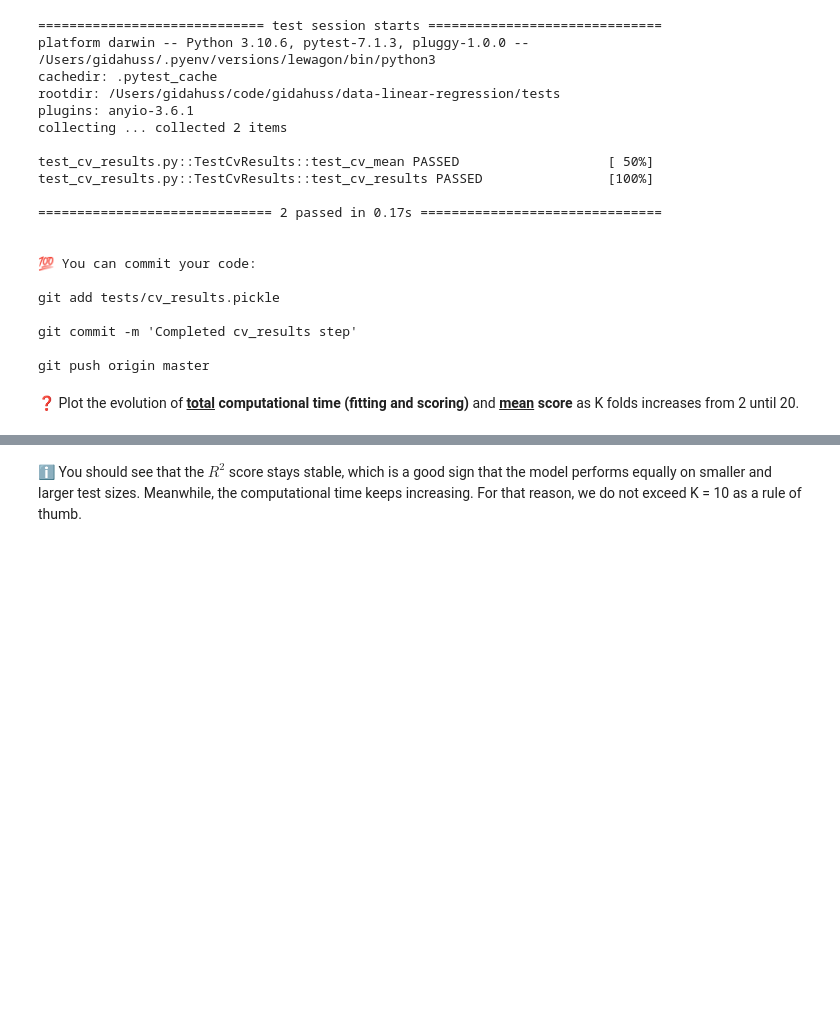
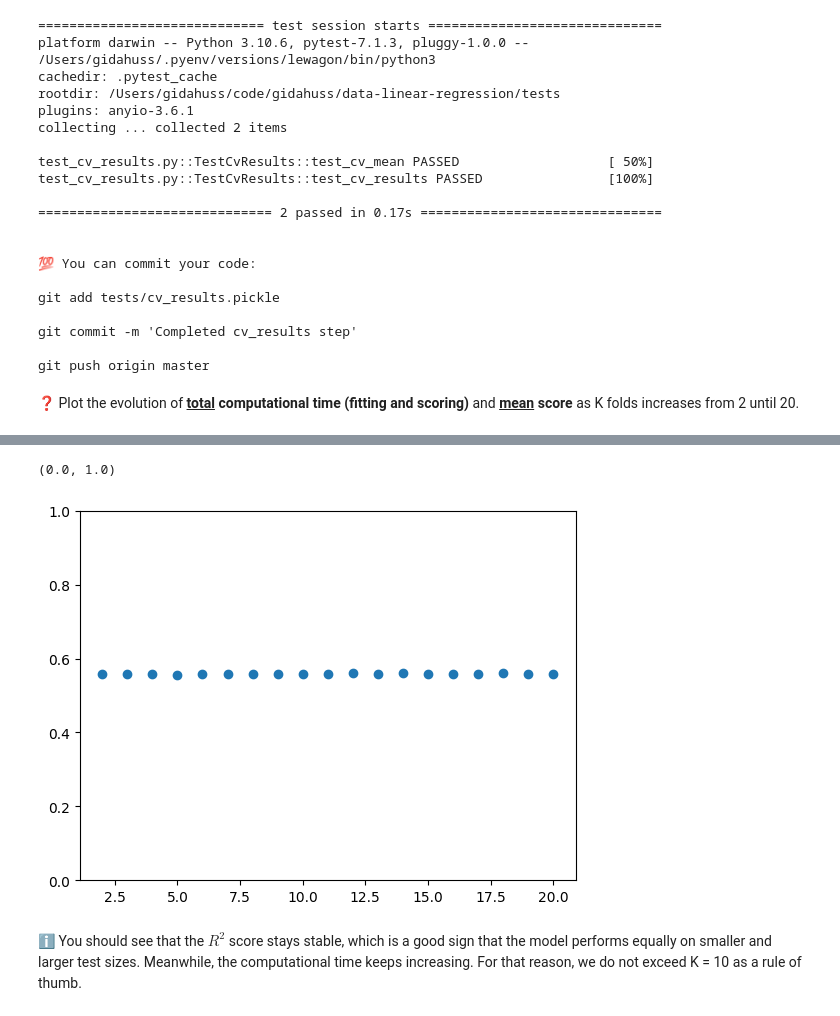
Before and after one commit to gidahuss/data-linear-regression, a Jupyter notebook: Linear_Regression.ipynb, the cells around one changed output, grey strips where cells are left out. Cells and saved outputs as stored; diff of their text form; code cells hidden in the pictures; blank space fills up the shorter version.

```diff
--- a/Linear_Regression.ipynb
+++ b/Linear_Regression.ipynb
@@ -134,3 +170,9 @@ git push origin master
+# %%
+plt.scatter(kfolds,mean_scores)
+plt.ylim(0,1)
+# %% [output]
+(0.0, 1.0)
+[figure, added]
 # %% [markdown]
 ℹ️ You should see that the $R^2$ score stays stable, which is a good sign that the model performs equally on smaller and larger test sizes. Meanwhile, the computational time keeps increasing. For that reason, we do not exceed K = 10 as a rule of thumb.
 # %% [markdown]
```
Also changed, not shown: parts of 12 cells of this notebook.
